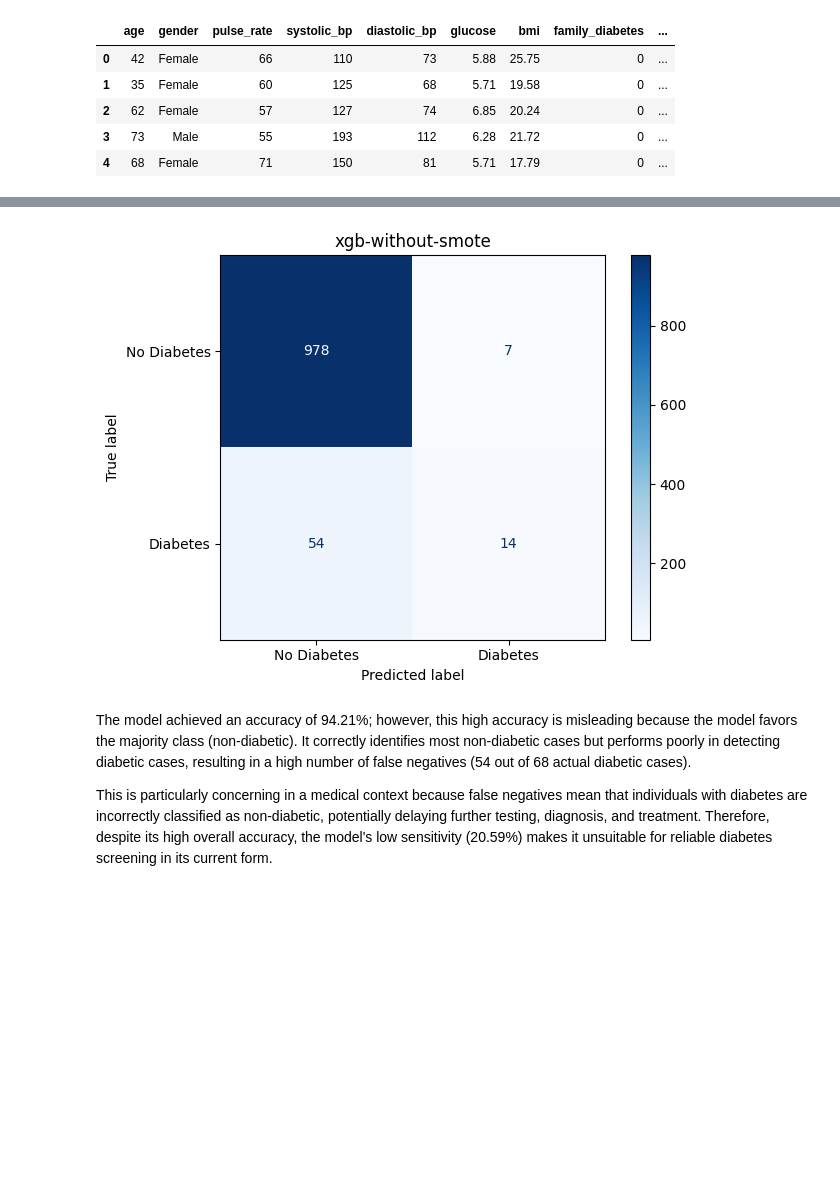
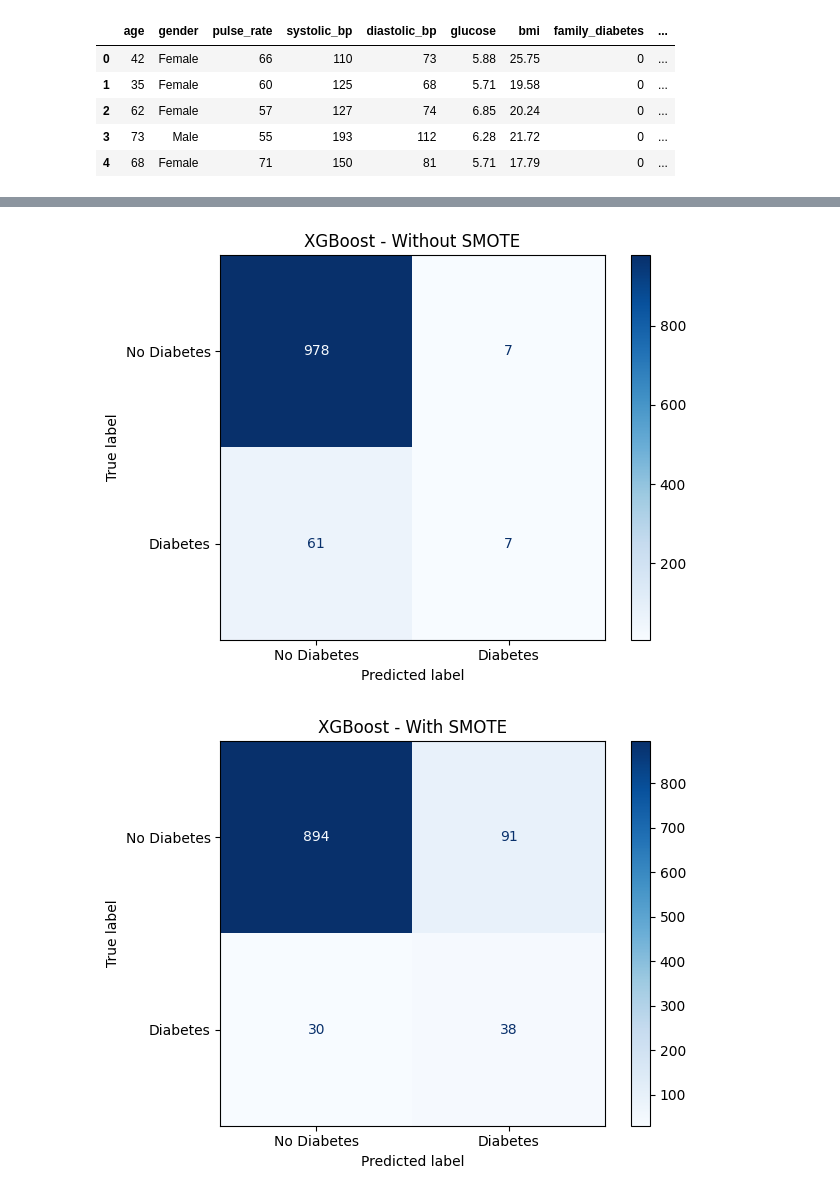
Before and after one commit to habib33-3/diabetes-detection-system, a Jupyter notebook: diadb-training/03-xg-boost.ipynb, the cells around one changed output, grey strips where cells are left out. Saved outputs shown, nothing was run; the diff lists cells and outputs as text; code cells hidden in the pictures; blank space fills up the shorter version.

```diff
--- a/diadb-training/03-xg-boost.ipynb
+++ b/diadb-training/03-xg-boost.ipynb
@@ -208,0 +303,4 @@ evaluate_classifiers(models, X_test, y_test)
+# %%
+# refit=True leaves each best pipeline trained on the complete training split.
+best_without_smote = grid_without_smote.best_estimator_
+best_with_smote = grid_with_smote.best_estimator_
@@ -208,0 +404,10 @@ evaluate_classifiers(models, X_test, y_test)
+# %%
+from sklearn.metrics import classification_report
+
+models = {
+    "XGBoost - Without SMOTE": best_without_smote,
+    "XGBoost - With SMOTE": best_with_smote,
+}
+
+evaluation_results = evaluate_classifiers(models, X_test, y_test)
+evaluation_results
@@ -231,11 +485,20 @@ def plot_confusion_matrices(
         plt.title(name)
         plt.tight_layout()
         plt.show()
-# %%
-plot_confusion_matrices(models, X_test, y_test)
-# %% [output]
-[figure, removed]
-# %% [markdown]
-The model achieved an accuracy of 94.21%; however, this high accuracy is misleading because the model favors the majority class (non-diabetic). It correctly identifies most non-diabetic cases but performs poorly in detecting diabetic cases, resulting in a high number of false negatives (54 out of 68 actual diabetic cases).
-
-This is particularly concerning in a medical context because false negatives mean that individuals with diabetes are incorrectly classified as non-diabetic, potentially delaying further testing, diagnosis, and treatment. Therefore, despite its high overall accuracy, the model's low sensitivity (20.59%) makes it unsuitable for reliable diabetes screening in its current form.
+# %%
+plot_confusion_matrices(models, X_test, y_test)
+
+comparison_metrics = evaluation_results.loc[
+    ["F1-Score", "Sensitivity (Recall)", "ROC-AUC", "PR-AUC"]
+].T
+comparison_metrics.plot(kind="bar", figsize=(11, 6))
+plt.title("XGBoost Test Metrics: Without SMOTE vs. With SMOTE")
+plt.ylabel("Score")
+plt.xlabel("Model")
+plt.xticks(rotation=0)
+plt.ylim(0, 1)
+plt.tight_layout()
+plt.show()
+# %% [output]
+[figure, added]
+[figure, added]
```
Also changed, not shown: parts of 42 cells of this notebook, 4 other files.
